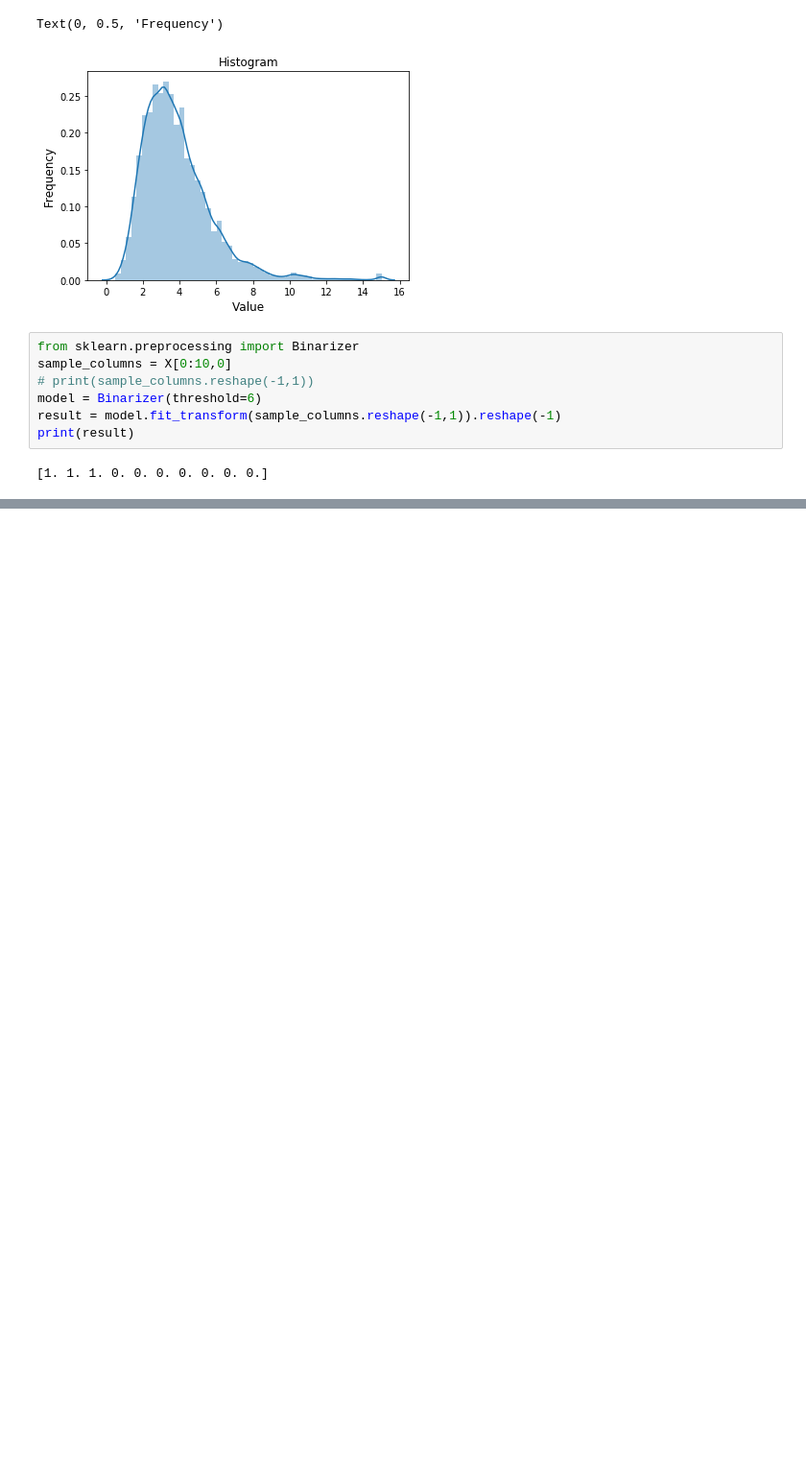
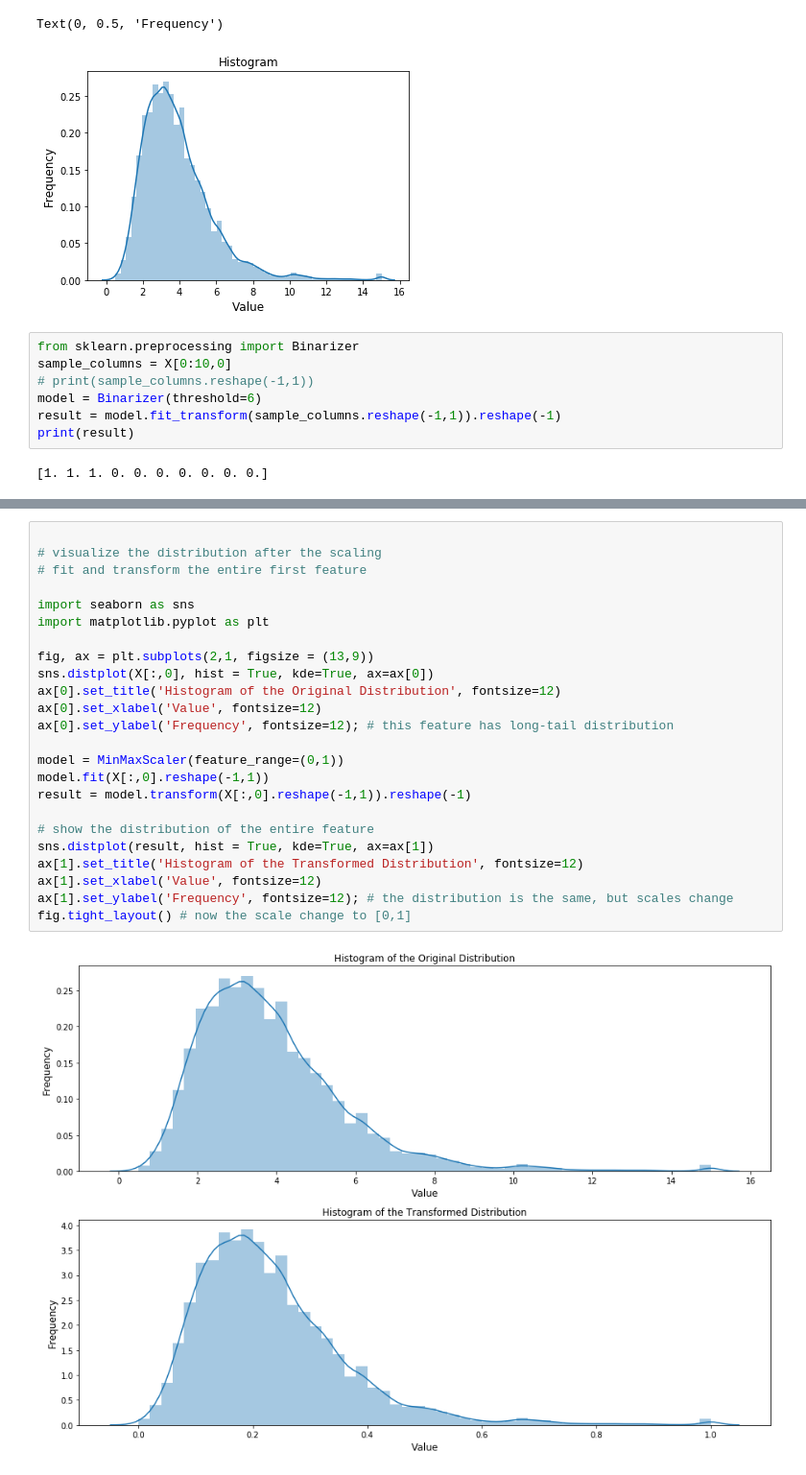
Before and after one commit to jobsjiang/machine-learning, a Jupyter notebook: feature_engineering/特征工程手册/1.数据预处理.ipynb, the cells around one changed output, grey strips where cells are left out. Shown: that part at 96% size. Cells and saved outputs as stored; diff of their text form; blank space fills up the shorter version.

```diff
--- a/feature_engineering/特征工程手册/1.数据预处理.ipynb
+++ b/feature_engineering/特征工程手册/1.数据预处理.ipynb
@@ -44,0 +125,26 @@ ImportError: cannot import name 'KBinsDiscretizer'
+# %%
+
+# visualize the distribution after the scaling
+# fit and transform the entire first feature
+
+import seaborn as sns
+import matplotlib.pyplot as plt
+
+fig, ax = plt.subplots(2,1, figsize = (13,9))
+sns.distplot(X[:,0], hist = True, kde=True, ax=ax[0])
+ax[0].set_title('Histogram of the Original Distribution', fontsize=12)
+ax[0].set_xlabel('Value', fontsize=12)
+ax[0].set_ylabel('Frequency', fontsize=12); # this feature has long-tail distribution
+
+model = MinMaxScaler(feature_range=(0,1))
+model.fit(X[:,0].reshape(-1,1))
+result = model.transform(X[:,0].reshape(-1,1)).reshape(-1)
+
+# show the distribution of the entire feature
+sns.distplot(result, hist = True, kde=True, ax=ax[1])
+ax[1].set_title('Histogram of the Transformed Distribution', fontsize=12)
+ax[1].set_xlabel('Value', fontsize=12)
+ax[1].set_ylabel('Frequency', fontsize=12); # the distribution is the same, but scales change
+fig.tight_layout() # now the scale change to [0,1]
+# %% [output]
+[figure, added]
```
Also changed, not shown: parts of 28 cells of this notebook.
